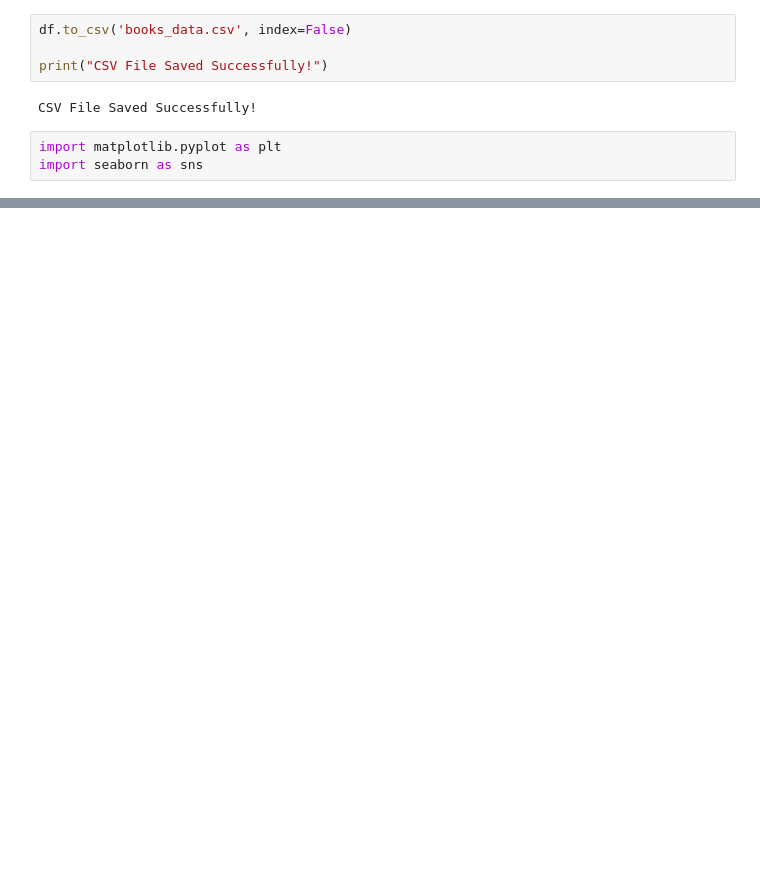
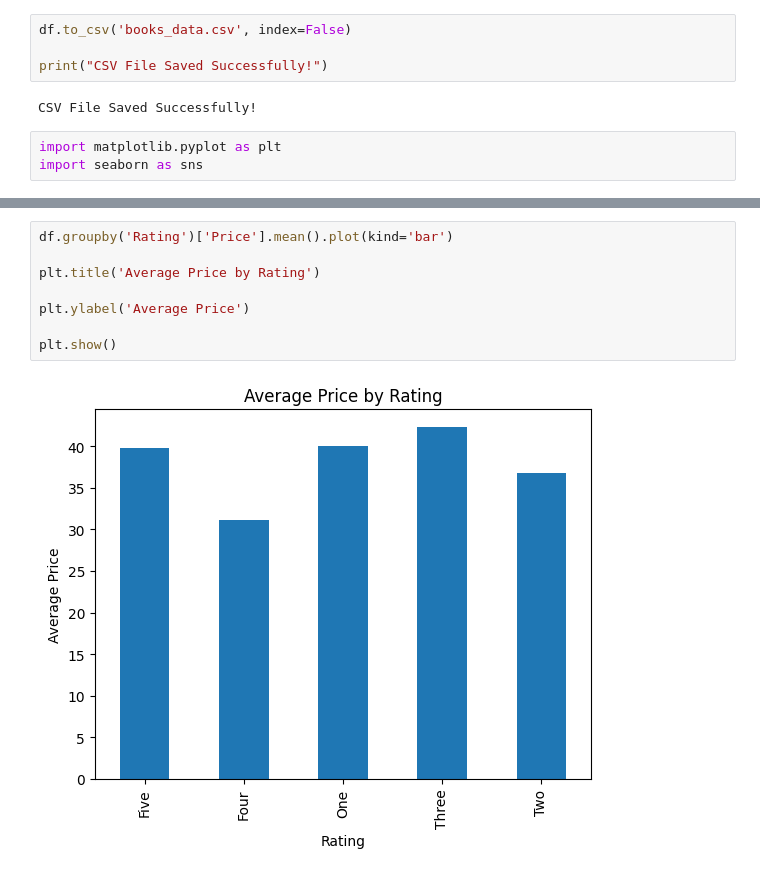
Before and after one commit to MeherunNessaEva/CodeAlpha_Web-Scrapping-Books, a Jupyter notebook: codeAlpha_webScrap(Book).ipynb, the cells around one changed output, grey strips where cells are left out. Saved outputs shown, nothing was run; the diff lists cells and outputs as text; blank space fills up the shorter version.

```diff
--- a/codeAlpha_webScrap(Book).ipynb
+++ b/codeAlpha_webScrap(Book).ipynb
@@ -145,0 +232,10 @@ plt.show()
+# %%
+df.groupby('Rating')['Price'].mean().plot(kind='bar')
+
+plt.title('Average Price by Rating')
+
+plt.ylabel('Average Price')
+
+plt.show()
+# %% [output]
+[figure, added]
```
Also changed, not shown: parts of 18 cells of this notebook.
